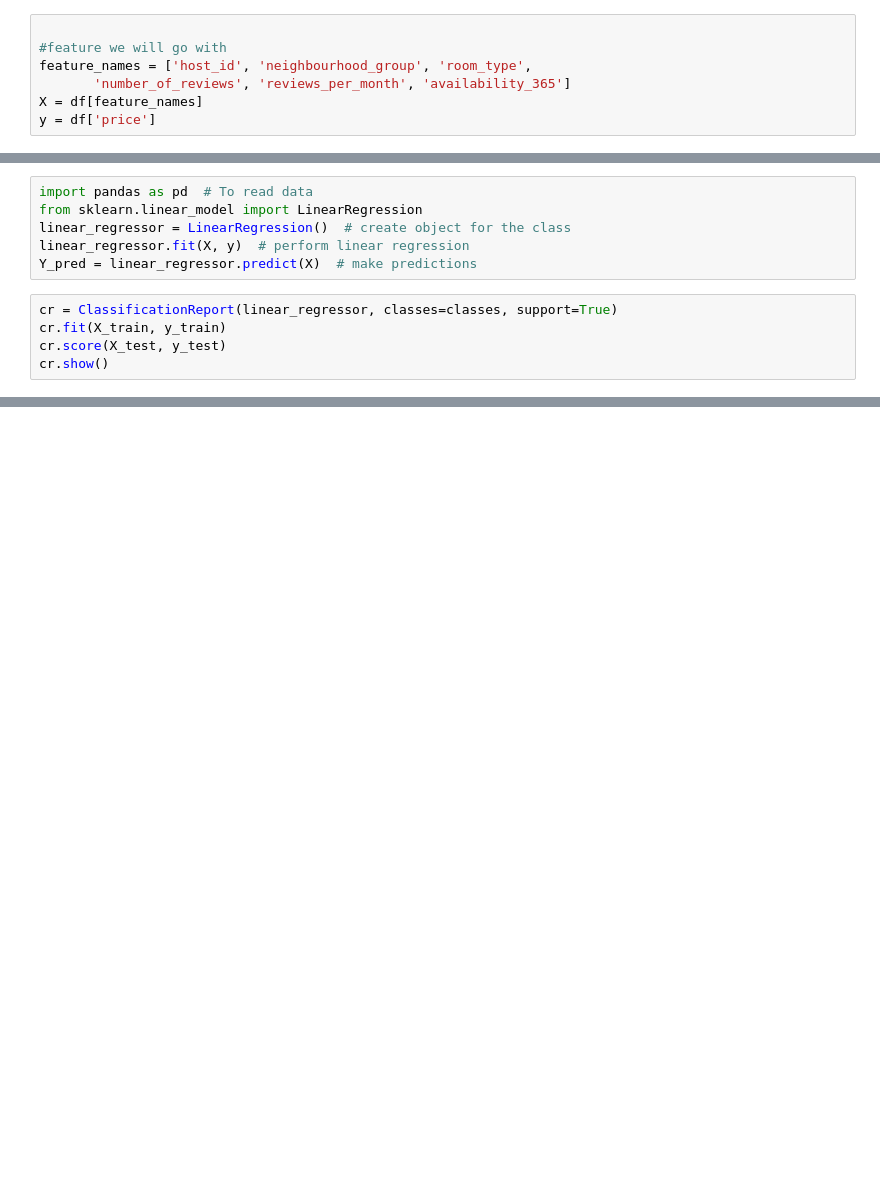
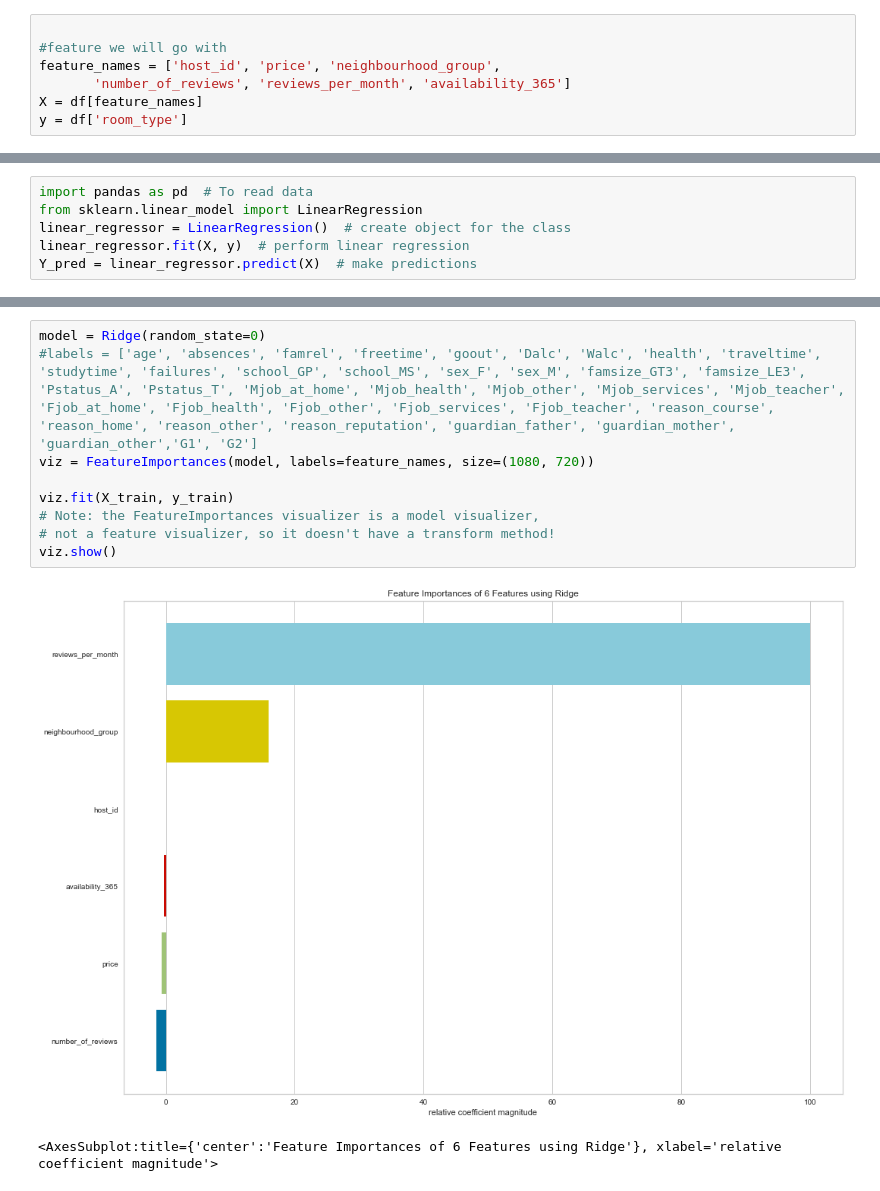
Before and after one commit to georgetown-analytics/XBUS-507-01.Applied_Data_Science, a Jupyter notebook: ADS-FallB2020_Cohort 22/AirBnB_Barcelona-FRL.ipynb, the cells around one changed output, grey strips where cells are left out. Cells and saved outputs as stored; diff of their text form; blank space fills up the shorter version.

```diff
--- a/ADS-FallB2020_Cohort 22/AirBnB_Barcelona-FRL.ipynb
+++ b/ADS-FallB2020_Cohort 22/AirBnB_Barcelona-FRL.ipynb
@@ -198,10 +198,10 @@ See the caveats in the documentation: https://pandas.pydata.org/pandas-docs/stab
 # %%
 
 #feature we will go with
-feature_names = ['host_id', 'neighbourhood_group', 'room_type',
+feature_names = ['host_id', 'price', 'neighbourhood_group',
        'number_of_reviews', 'reviews_per_month', 'availability_365']
 X = df[feature_names]
-y = df['price']
+y = df['room_type']
 # %%
 from sklearn.model_selection import train_test_split
 X_train, X_test, y_train, y_test = train_test_split(X, y, test_size=0.2, random_state=123)
@@ -238,8 +238,3 @@ from sklearn.linear_model import LinearRegression
 linear_regressor = LinearRegression()  # create object for the class
 linear_regressor.fit(X, y)  # perform linear regression
 Y_pred = linear_regressor.predict(X)  # make predictions
-# %%
-cr = ClassificationReport(linear_regressor, classes=classes, support=True)
-cr.fit(X_train, y_train)
-cr.score(X_test, y_test)
-cr.show()
@@ -247,0 +283,12 @@ YellowbrickTypeError: This estimator is not a classifier; try a regression or cl
+# %%
+model = Ridge(random_state=0)
+#labels = ['age', 'absences', 'famrel', 'freetime', 'goout', 'Dalc', 'Walc', 'health', 'traveltime', 'studytime', 'failures', 'school_GP', 'school_MS', 'sex_F', 'sex_M', 'famsize_GT3', 'famsize_LE3', 'Pstatus_A', 'Pstatus_T', 'Mjob_at_home', 'Mjob_health', 'Mjob_other', 'Mjob_services', 'Mjob_teacher', 'Fjob_at_home', 'Fjob_health', 'Fjob_other', 'Fjob_services', 'Fjob_teacher', 'reason_course', 'reason_home', 'reason_other', 'reason_reputation', 'guardian_father', 'guardian_mother', 'guardian_other','G1', 'G2']
+viz = FeatureImportances(model, labels=feature_names, size=(1080, 720))
+
+viz.fit(X_train, y_train)
+# Note: the FeatureImportances visualizer is a model visualizer,
+# not a feature visualizer, so it doesn't have a transform method!
+viz.show()
+# %% [output]
+[figure, added]
+<AxesSubplot:title={'center':'Feature Importances of 6 Features using Ridge'}, xlabel='relative coefficient magnitude'>
```
Also changed, not shown: parts of 11 cells of this notebook.
